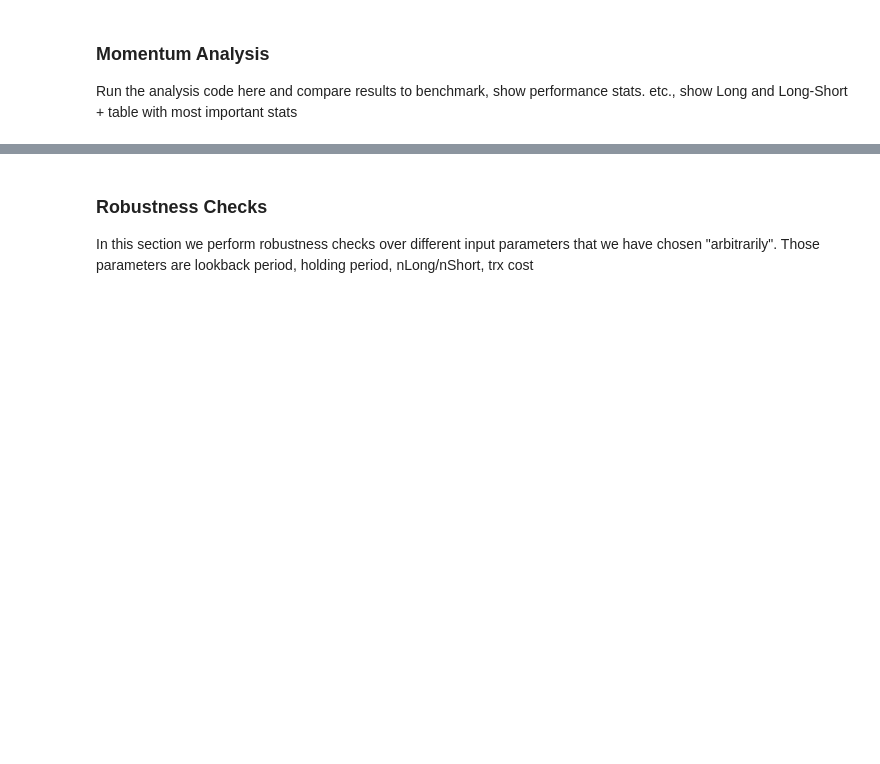
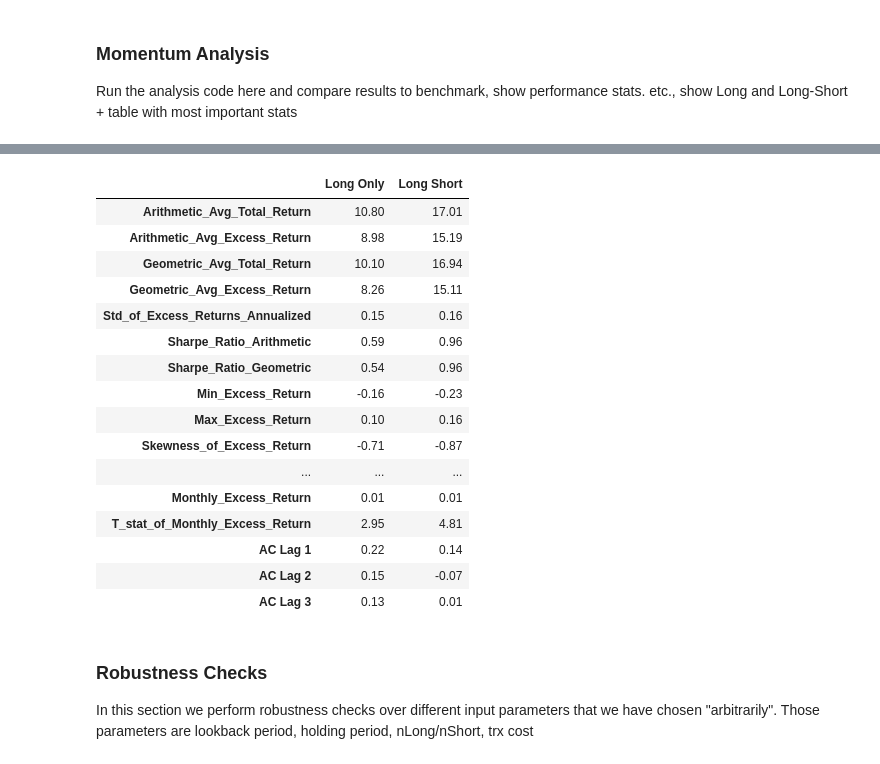
Before and after one commit to mauricekammermann/Abnormal-Returns-in-the-Danish-Stock-Market-With-Momentum-Strategies, a Jupyter notebook: notebook/SPI_Momentum.ipynb, the cells around one changed output, grey strips where cells are left out. Drawn from its saved outputs; the diff is of its cells as text; code cells hidden in the pictures; blank space fills up the shorter version.

Commit message:
included table of stats in code and jupyter notebook

```diff
--- a/notebook/SPI_Momentum.ipynb
+++ b/notebook/SPI_Momentum.ipynb
@@ -138,3 +142,26 @@ plot_cumulative_returns(combined_returns, spi_returns_monthly, labels,filename=v
+# %%
+# Table with stats:
+create_summary_table([stats_longOnly, stats_longShort], ['Long Only', 'Long Short'])
+
+#++ add benchmark data??? how
+# %% [output]
+|  | Long Only | Long Short |
+| Arithmetic_Avg_Total_Return | 10.80 | 17.01 |
+| Arithmetic_Avg_Excess_Return | 8.98 | 15.19 |
+| Geometric_Avg_Total_Return | 10.10 | 16.94 |
+| Geometric_Avg_Excess_Return | 8.26 | 15.11 |
+| Std_of_Excess_Returns_Annualized | 0.15 | 0.16 |
+| Sharpe_Ratio_Arithmetic | 0.59 | 0.96 |
+| Sharpe_Ratio_Geometric | 0.54 | 0.96 |
+| Min_Excess_Return | -0.16 | -0.23 |
+| Max_Excess_Return | 0.10 | 0.16 |
+| Skewness_of_Excess_Return | -0.71 | -0.87 |
+| ... | ... | ... |
+| Monthly_Excess_Return | 0.01 | 0.01 |
+| T_stat_of_Monthly_Excess_Return | 2.95 | 4.81 |
+| AC Lag 1 | 0.22 | 0.14 |
+| AC Lag 2 | 0.15 | -0.07 |
+| AC Lag 3 | 0.13 | 0.01 |
 # %% [markdown]
 ### Robustness Checks
 In this section we perform robustness checks over different input parameters that we have chosen "arbitrarily". Those parameters are lookback period, holding period, nLong/nShort, trx cost
```
Also changed, not shown: parts of 3 cells of this notebook, 8 other files.
